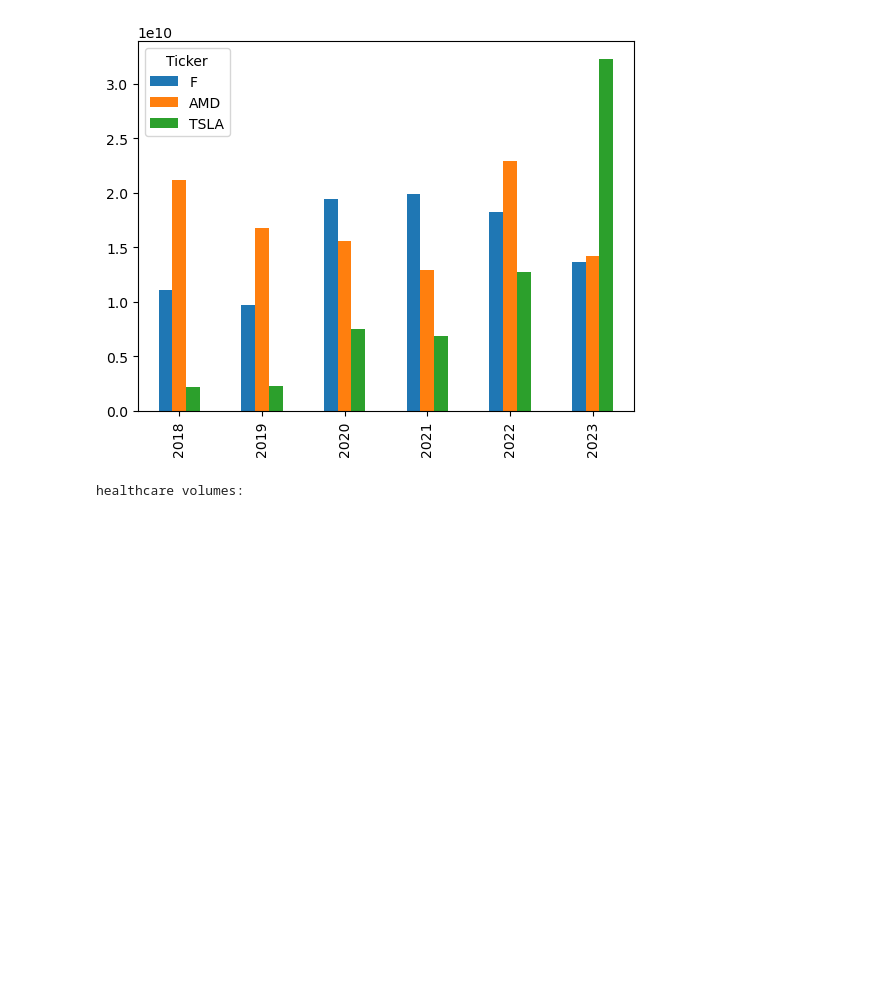
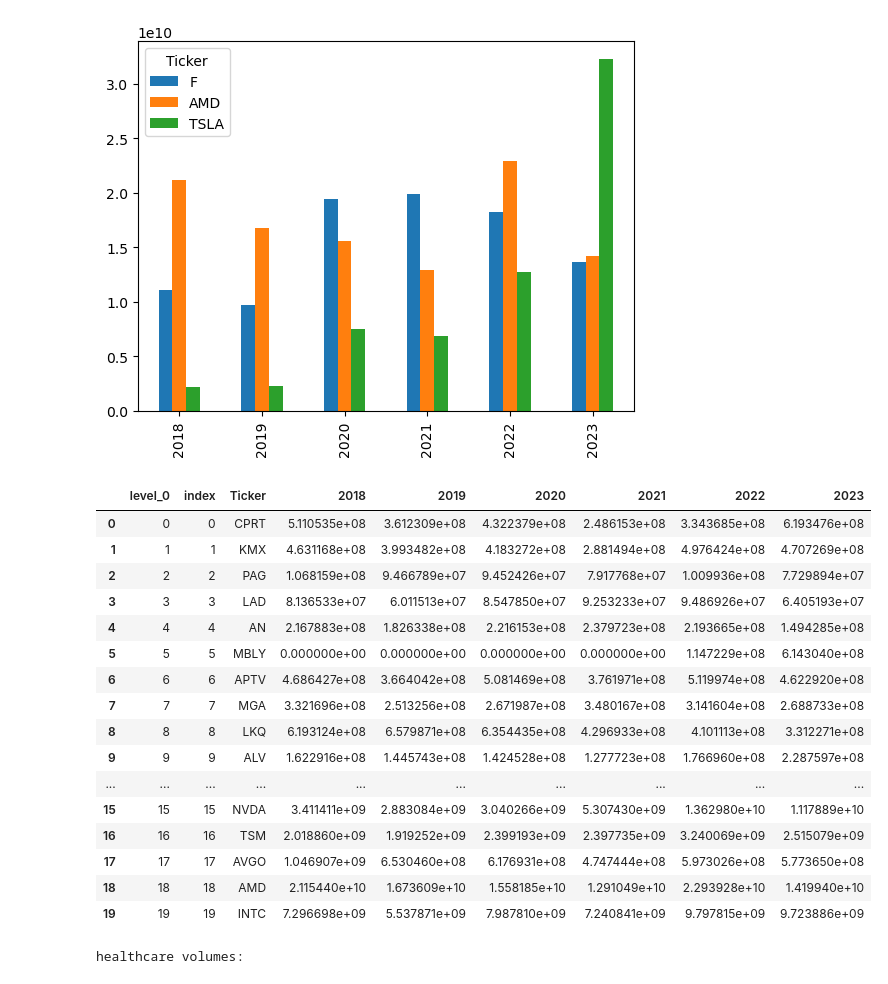
Before and after one commit to alisonands/Stock-Analysis, a Jupyter notebook: Tech/visualizations.ipynb, the cells around one changed output. Drawn from its saved outputs; the diff is of its cells as text; code cells hidden in the pictures; blank space fills up the shorter version.

```diff
--- a/Tech/visualizations.ipynb
+++ b/Tech/visualizations.ipynb
@@ -262,0 +265,21 @@ In 2023, 'TSLA' has the maximum value: 32270767332.0
+# %%
+volumes_auto = volumes_auto.reset_index()
+volumes_auto
+# %% [output]
+|  | level_0 | index | Ticker | 2018 | 2019 | 2020 | 2021 | 2022 | 2023 |
+| 0 | 0 | 0 | CPRT | 5.110535e+08 | 3.612309e+08 | 4.322379e+08 | 2.486153e+08 | 3.343685e+08 | 6.193476e+08 |
+| 1 | 1 | 1 | KMX | 4.631168e+08 | 3.993482e+08 | 4.183272e+08 | 2.881494e+08 | 4.976424e+08 | 4.707269e+08 |
+| 2 | 2 | 2 | PAG | 1.068159e+08 | 9.466789e+07 | 9.452426e+07 | 7.917768e+07 | 1.009936e+08 | 7.729894e+07 |
+| 3 | 3 | 3 | LAD | 8.136533e+07 | 6.011513e+07 | 8.547850e+07 | 9.253233e+07 | 9.486926e+07 | 6.405193e+07 |
+| 4 | 4 | 4 | AN | 2.167883e+08 | 1.826338e+08 | 2.216153e+08 | 2.379723e+08 | 2.193665e+08 | 1.494285e+08 |
+| 5 | 5 | 5 | MBLY | 0.000000e+00 | 0.000000e+00 | 0.000000e+00 | 0.000000e+00 | 1.147229e+08 | 6.143040e+08 |
+| 6 | 6 | 6 | APTV | 4.686427e+08 | 3.664042e+08 | 5.081469e+08 | 3.761971e+08 | 5.119974e+08 | 4.622920e+08 |
+| 7 | 7 | 7 | MGA | 3.321696e+08 | 2.513256e+08 | 2.671987e+08 | 3.480167e+08 | 3.141604e+08 | 2.688733e+08 |
+| 8 | 8 | 8 | LKQ | 6.193124e+08 | 6.579871e+08 | 6.354435e+08 | 4.296933e+08 | 4.101113e+08 | 3.312271e+08 |
+| 9 | 9 | 9 | ALV | 1.622916e+08 | 1.445743e+08 | 1.424528e+08 | 1.277723e+08 | 1.766960e+08 | 2.287597e+08 |
+| ... | ... | ... | ... | ... | ... | ... | ... | ... | ... |
+| 15 | 15 | 15 | NVDA | 3.411411e+09 | 2.883084e+09 | 3.040266e+09 | 5.307430e+09 | 1.362980e+10 | 1.117889e+10 |
+| 16 | 16 | 16 | TSM | 2.018860e+09 | 1.919252e+09 | 2.399193e+09 | 2.397735e+09 | 3.240069e+09 | 2.515079e+09 |
+| 17 | 17 | 17 | AVGO | 1.046907e+09 | 6.530460e+08 | 6.176931e+08 | 4.747444e+08 | 5.973026e+08 | 5.773650e+08 |
+| 18 | 18 | 18 | AMD | 2.115440e+10 | 1.673609e+10 | 1.558185e+10 | 1.291049e+10 | 2.293928e+10 | 1.419940e+10 |
+| 19 | 19 | 19 | INTC | 7.296698e+09 | 5.537871e+09 | 7.987810e+09 | 7.240841e+09 | 9.797815e+09 | 9.723886e+09 |
```
Also changed, not shown: parts of 2 cells of this notebook.
